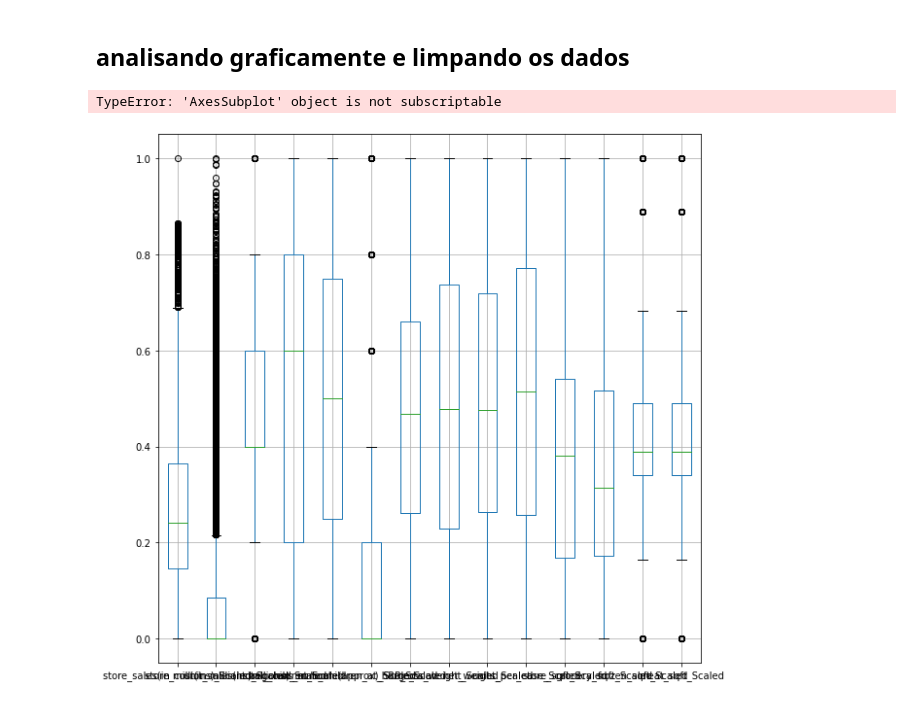
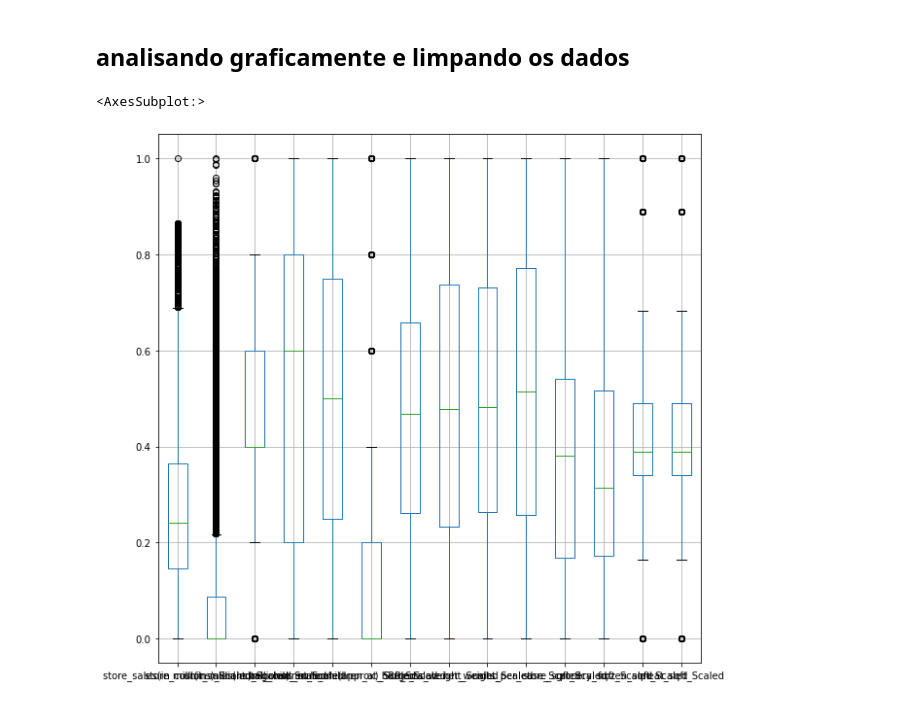
Before and after one commit to carssant/cases, a Jupyter notebook: Projetos/proj5/proj5.ipynb, the cells around one changed output. Saved outputs shown, nothing was run; the diff lists cells and outputs as text; code cells hidden in the pictures.

```diff
--- a/Projetos/proj5/proj5.ipynb
+++ b/Projetos/proj5/proj5.ipynb
@@ -293,25 +301,13 @@ dfnum2.toPandas()
 60428 rows × 14 columns
 # %% [markdown]
 <h2>analisando graficamente e limpando os dados</h2>
-# %%
-#boxplot das variaveis numericas
-data = dfnum2.sample(False, 0.8).toPandas()
-axs = pd.plotting.boxplot(data, figsize=(10, 10))
-n = len(data.columns)
-for i in range(n):
-    v = axs[i, 0]
-    v.yaxis.label.set_rotation(0)
-    v.yaxis.label.set_ha('right')
-    v.set_yticks(())
-    h = axs[n-1, i]
-    h.xaxis.label.set_rotation(90)
-    h.set_xticks(())
-
-    # as 2 primeiras variaveis tem bastante outliers
-    #mas se excluirmos, sera um valor grande de linhas
-# %% [output]
-TypeError: 'AxesSubplot' object is not subscriptable
-[figure, removed]
+# %%
+data=dfnum2.toPandas()
+data.boxplot(figsize=(10, 10))
+# as 2 primeiras variaveis tem bastante outliers
+# %% [output]
+<AxesSubplot:>
+[figure, added]
 # %%
 #verificando a ocorrencia das variaveis em ordem decrescente
 dfnum2.groupBy("store_sales(in millions)_Scaled").count().orderBy('count', ascending=False).show(30)
```
Also changed, not shown: parts of 50 cells of this notebook.
